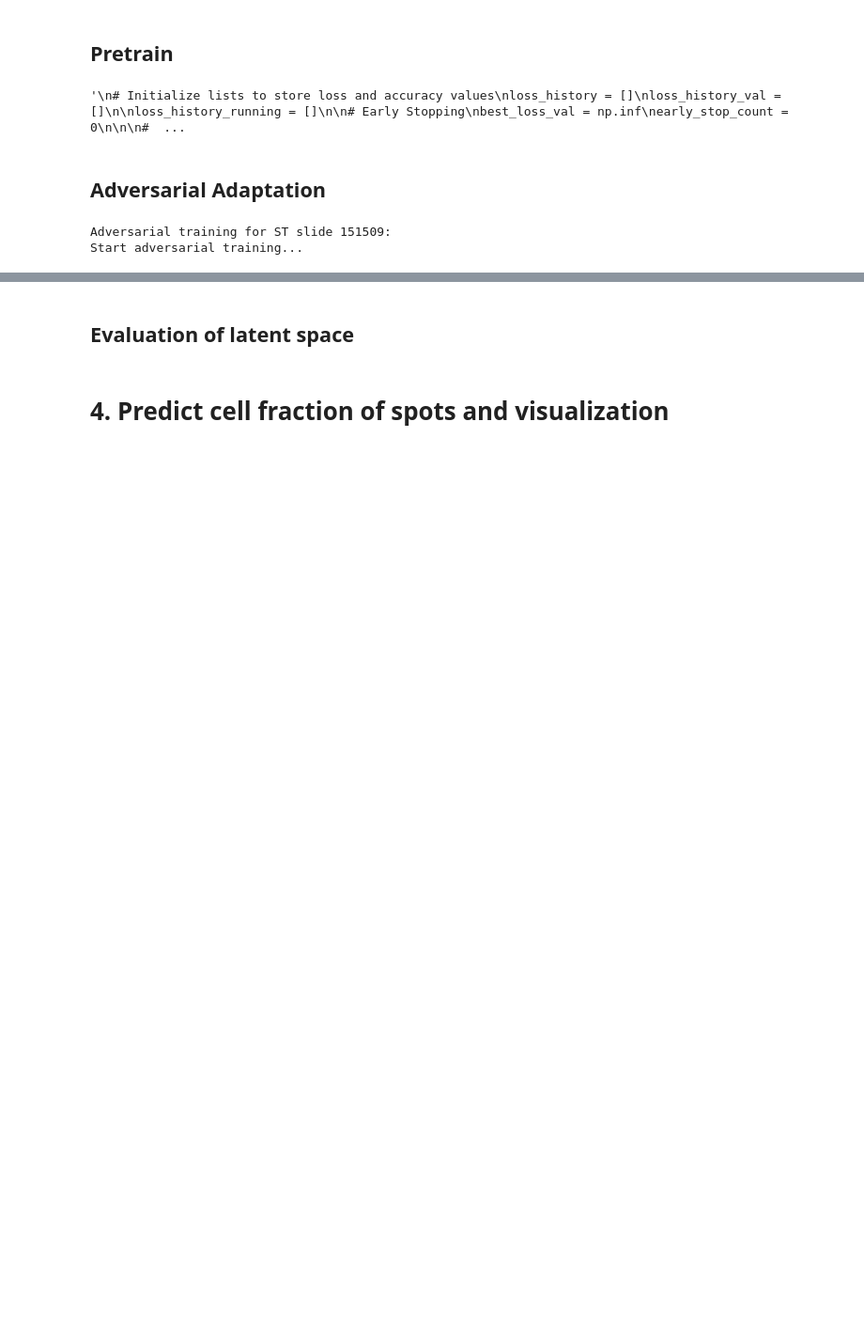
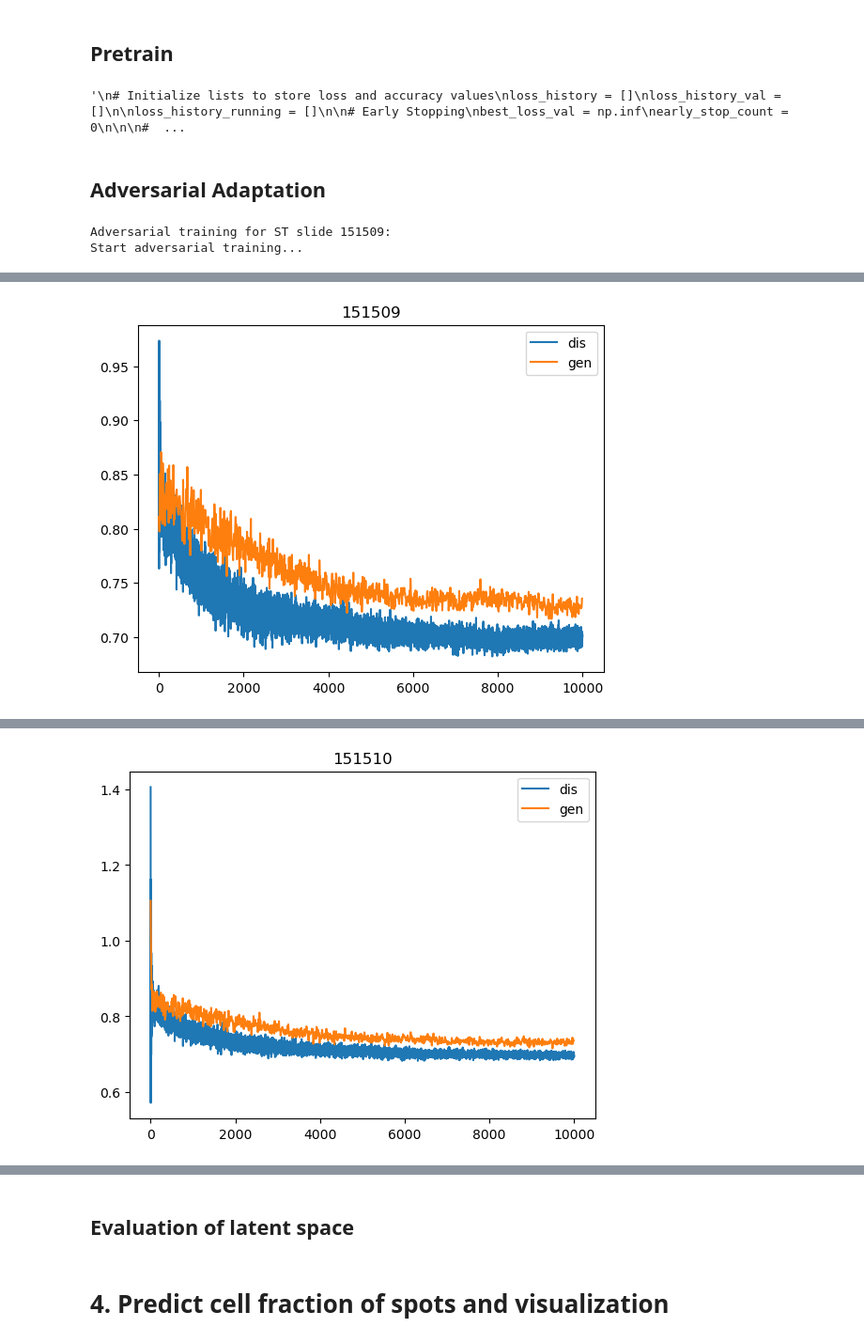
Before and after one commit to williamrobotma/AGrEDA, a Jupyter notebook: adda.ipynb, the cells around one changed output, grey strips where cells are left out. Shown at 94% size. Cells and saved outputs as stored; diff of their text form; code cells hidden in the pictures; blank space fills up the shorter version.

Commit message:
improved domain adaptation in ADDA model, added figures tracking domain shift and training progress

```diff
--- a/adda.ipynb
+++ b/adda.ipynb
@@ -40,7 +40,7 @@ SAMPLE_ID_N = "151673"
 
 BATCH_SIZE = 1024
 NUM_WORKERS = 4
-INITIAL_TRAIN_EPOCHS = 200
+INITIAL_TRAIN_EPOCHS = 100
 
 
 MIN_EPOCHS = 0.4 * INITIAL_TRAIN_EPOCHS
@@ -52,7 +52,7 @@ MODEL_NAME = "ADDA"
 # %%
 ## Adversarial Hyperparameters
 
-EPOCHS = 100
+EPOCHS = 200
 MIN_EPOCHS_ADV = 0.4 * EPOCHS
 EARLY_STOP_CRIT_ADV = EPOCHS
 ENC_LR = 0.0002
@@ -123,21 +123,21 @@ dataloader_source_train = torch.utils.data.DataLoader(
     batch_size=BATCH_SIZE,
     shuffle=True,
     num_workers=NUM_WORKERS,
-    pin_memory=True,
+    pin_memory=False,
 )
 dataloader_source_val = torch.utils.data.DataLoader(
     source_val_set,
     batch_size=BATCH_SIZE,
     shuffle=False,
     num_workers=NUM_WORKERS,
-    pin_memory=True,
+    pin_memory=False,
 )
 dataloader_source_test = torch.utils.data.DataLoader(
     source_test_set,
     batch_size=BATCH_SIZE,
     shuffle=False,
     num_workers=NUM_WORKERS,
-    pin_memory=True,
+    pin_memory=False,
 )
 
 ### target dataloaders
@@ -152,7 +152,7 @@ for sample_id in st_sample_id_l:
         batch_size=BATCH_SIZE,
         shuffle=False,
         num_workers=NUM_WORKERS,
-        pin_memory=True,
+        pin_memory=False,
     )
 
 if TRAIN_USING_ALL_ST_SAMPLES:
@@ -162,7 +162,7 @@ if TRAIN_USING_ALL_ST_SAMPLES:
         batch_size=BATCH_SIZE,
         shuffle=True,
         num_workers=NUM_WORKERS,
-        pin_memory=True,
+        pin_memory=False,
     )
     target_train_set_dis = SpotDataset(deepcopy(mat_sp_train_s))
     dataloader_target_train_dis = torch.utils.data.DataLoader(
@@ -170,7 +170,7 @@ if TRAIN_USING_ALL_ST_SAMPLES:
         batch_size=BATCH_SIZE,
         shuffle=True,
         num_workers=NUM_WORKERS,
-        pin_memory=True,
+        pin_memory=False,
     )
 else:
     target_train_set_d = {}
@@ -185,7 +185,7 @@ else:
             batch_size=BATCH_SIZE,
             shuffle=True,
             num_workers=NUM_WORKERS,
-            pin_memory=True,
+            pin_memory=False,
         )
 
         target_train_set_dis_d[sample_id] = SpotDataset(deepcopy(mat_sp_test_s_d[sample_id]))
@@ -194,7 +194,7 @@ else:
             batch_size=BATCH_SIZE,
             shuffle=True,
             num_workers=NUM_WORKERS,
-            pin_memory=True,
+            pin_memory=False,
         )
 # %% [markdown]
  ## Define Model
@@ -920,7 +939,21 @@ if TRAIN_USING_ALL_ST_SAMPLES:
 
     best_checkpoint = torch.load(os.path.join(pretrain_folder, f"final_model.pth"))
     model = best_checkpoint["model"]
+    model = ADDAST(
+        sc_mix_train_s.shape[1],
+        emb_dim=64,
+        ncls_source=lab_mix_train.shape[1],
+        is_adda=True,
+    )
+
+    model.init_adv()
+    model.apply(initialize_weights)
+    model.source_encoder.load_state_dict(
+        best_checkpoint["model"].source_encoder.state_dict()
+    )
+    model.clf.load_state_dict(best_checkpoint["model"].clf.state_dict())
     model.to(device)
+
     model.advtraining()
 
     train_adversarial_iters(
@@ -929,7 +962,7 @@ if TRAIN_USING_ALL_ST_SAMPLES:
         dataloader_source_train,
         dataloader_source_val,
         dataloader_target_train,
-        dataloader_target_train_dis
+        dataloader_target_train_dis,
     )
 
 else:
@@ -941,18 +974,43 @@ else:
             os.makedirs(save_folder)
 
         best_checkpoint = torch.load(os.path.join(pretrain_folder, f"final_model.pth"))
-        model = best_checkpoint["model"]
+
+        model = ADDAST(
+            sc_mix_train_s.shape[1],
+            emb_dim=64,
+            ncls_source=lab_mix_train.shape[1],
+            is_adda=True,
+        )
+        model.init_adv()
+        model.apply(initialize_weights)
+
+        model.source_encoder.load_state_dict(
+            best_checkpoint["model"].source_encoder.state_dict()
+        )
+        model.target_encoder.load_state_dict(
+            best_checkpoint["model"].source_encoder.state_dict()
+        )
+        model.clf.load_state_dict(best_checkpoint["model"].clf.state_dict())
         model.to(device)
+
         model.advtraining()
 
-        train_adversarial_iters(
+        loss_history_running, loss_history_gen_running = train_adversarial_iters(
             model,
             save_folder,
             dataloader_source_train,
             dataloader_source_val,
             dataloader_target_train_d[sample_id],
-            dataloader_target_train_dis_d[sample_id]
+            dataloader_target_train_dis_d[sample_id],
         )
+        loss_history_gen_running = np.ravel(loss_history_gen_running)
+        x = np.arange(0, len(loss_history_gen_running)*(DIS_LOOP_FACTOR*2), DIS_LOOP_FACTOR*2)
+
+        plt.plot(np.ravel(loss_history_running), label="dis")
+        plt.plot(x, loss_history_gen_running, label="gen")
+        plt.legend()
+        plt.title(sample_id)
+        plt.show()
 # %% [output]
 Adversarial training for ST slide 151509:
 Start adversarial training...
@@ -975,0 +1034 @@ Start adversarial training...
+[figure, added]
@@ -1009,0 +1054 @@ Start adversarial training...
+[figure, added]
```
Also changed, not shown: parts of 5 cells of this notebook, 4 other files.
